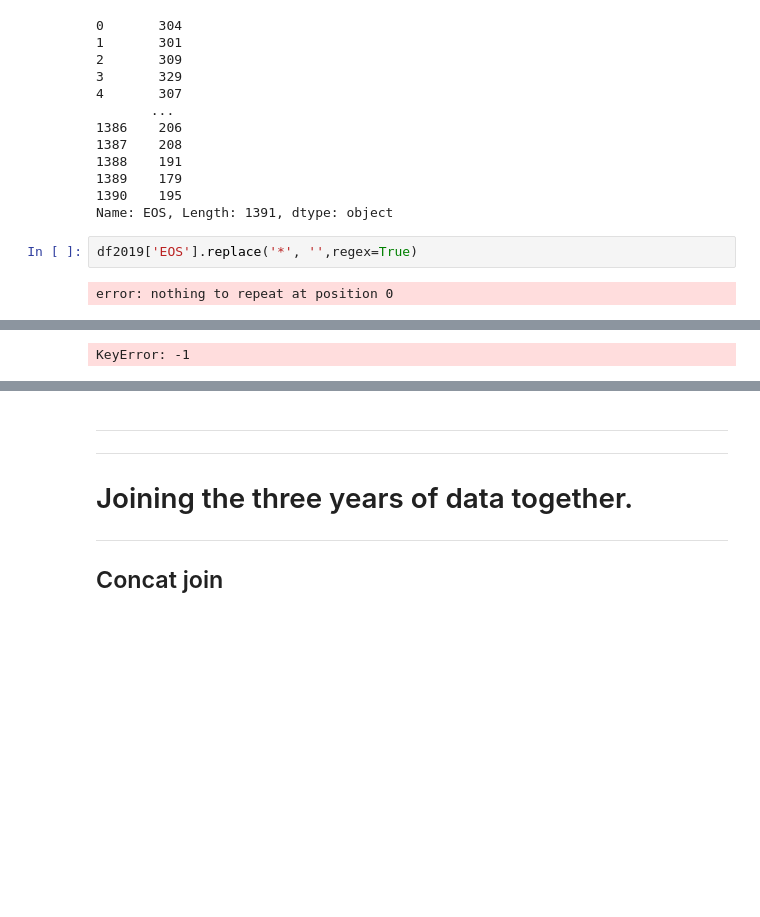
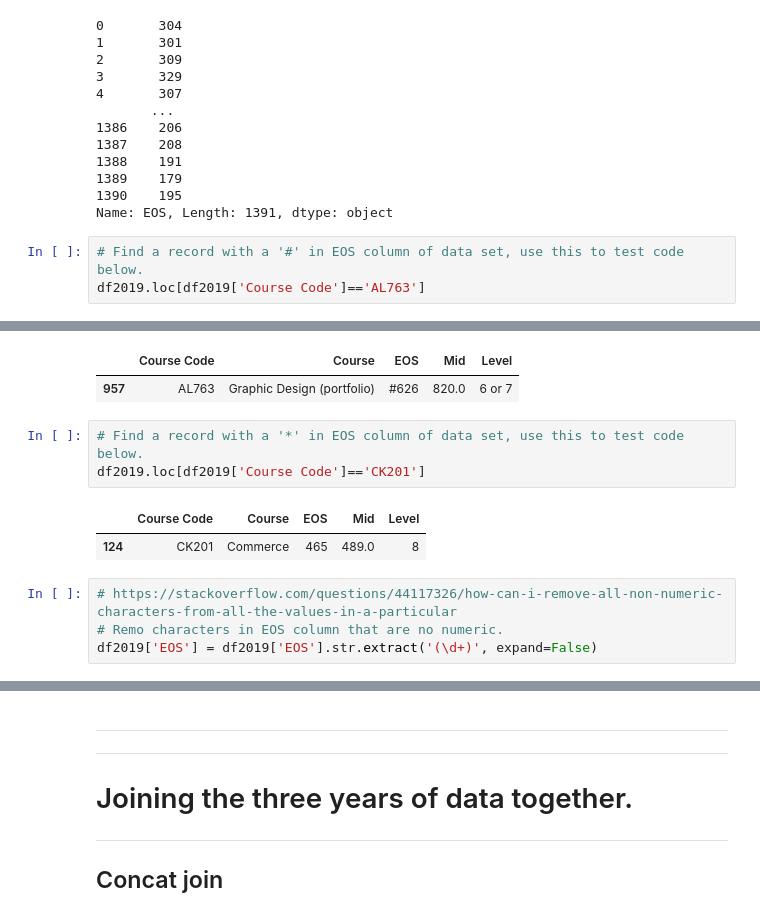
Before and after one commit to fionnmccarthy/Fundamentals-of-Data-Analysis, a Jupyter notebook: cao.ipynb, the cells around one changed output, grey strips where cells are left out. Drawn from its saved outputs; the diff is of its cells as text; blank space fills up the shorter version.

```diff
--- a/cao.ipynb
+++ b/cao.ipynb
@@ -410,9 +410,7 @@ df2019['EOS'].replace('#', '',regex=True)
 1389    179
 1390    195
 Name: EOS, Length: 1391, dtype: object
-# %%
-df2019['EOS'].replace('*', '',regex=True)
-# %% [output]
-error: nothing to repeat at position 0
 # %%
+# Find a record with a '#' in EOS column of data set, use this to test code below.
+df2019.loc[df2019['Course Code']=='AL763']
 # %% [output]
@@ -420,3 +417,12 @@ SyntaxError: invalid syntax (<ipython-input-68-27685d5021da>, line 2)
+|  | Course Code | Course | EOS | Mid | Level |
+| 957 | AL763 | Graphic Design (portfolio) | #626 | 820.0 | 6 or 7 |
 # %%
+# Find a record with a '*' in EOS column of data set, use this to test code below.
+df2019.loc[df2019['Course Code']=='CK201']
 # %% [output]
-KeyError: -1
+|  | Course Code | Course | EOS | Mid | Level |
+| 124 | CK201 | Commerce | 465 | 489.0 | 8 |
+# %%
+# https://stackoverflow.com/questions/44117326/how-can-i-remove-all-non-numeric-characters-from-all-the-values-in-a-particular
+# Remo characters in EOS column that are no numeric.
+df2019['EOS'] = df2019['EOS'].str.extract('(\d+)', expand=False)
```
Also changed, not shown: parts of 24 cells of this notebook, 12 other files.
